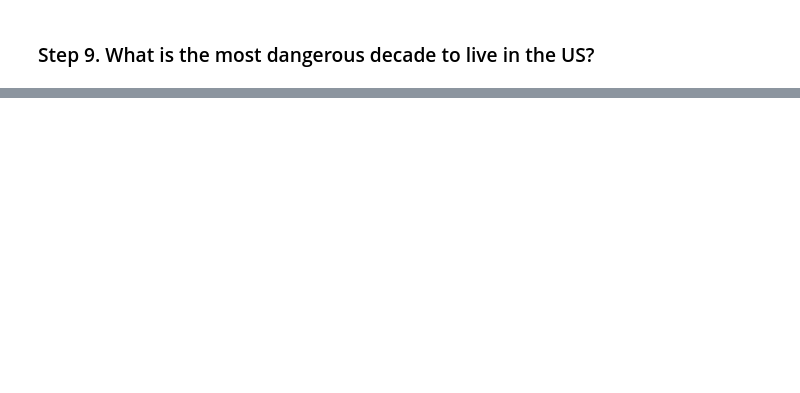
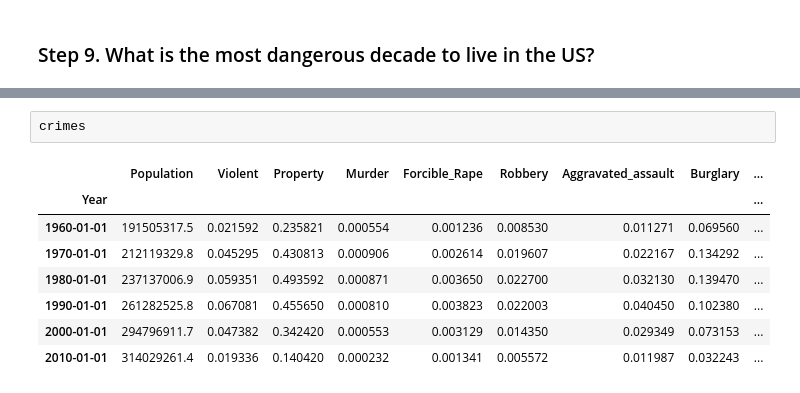
Before and after one commit to drummondjason/Data100, a Jupyter notebook: pandas_exercises/04_Apply/US_Crime_Rates/Exercises.ipynb, the cells around one changed output, grey strips where cells are left out. Saved outputs shown, nothing was run; the diff lists cells and outputs as text; blank space fills up the shorter version.

```diff
--- a/pandas_exercises/04_Apply/US_Crime_Rates/Exercises.ipynb
+++ b/pandas_exercises/04_Apply/US_Crime_Rates/Exercises.ipynb
@@ -100,0 +129,11 @@ crime.head()
+# %%
+crimes
+# %% [output]
+|  | Population | Violent | Property | Murder | Forcible_Rape | Robbery | Aggravated_assault | Burglary | ... |
+| Year |  |  |  |  |  |  |  |  | ... |
+| 1960-01-01 | 191505317.5 | 0.021592 | 0.235821 | 0.000554 | 0.001236 | 0.008530 | 0.011271 | 0.069560 | ... |
+| 1970-01-01 | 212119329.8 | 0.045295 | 0.430813 | 0.000906 | 0.002614 | 0.019607 | 0.022167 | 0.134292 | ... |
+| 1980-01-01 | 237137006.9 | 0.059351 | 0.493592 | 0.000871 | 0.003650 | 0.022700 | 0.032130 | 0.139470 | ... |
+| 1990-01-01 | 261282525.8 | 0.067081 | 0.455650 | 0.000810 | 0.003823 | 0.022003 | 0.040450 | 0.102380 | ... |
+| 2000-01-01 | 294796911.7 | 0.047382 | 0.342420 | 0.000553 | 0.003129 | 0.014350 | 0.029349 | 0.073153 | ... |
+| 2010-01-01 | 314029261.4 | 0.019336 | 0.140420 | 0.000232 | 0.001341 | 0.005572 | 0.011987 | 0.032243 | ... |
```
Also changed, not shown: parts of 6 cells of this notebook.
